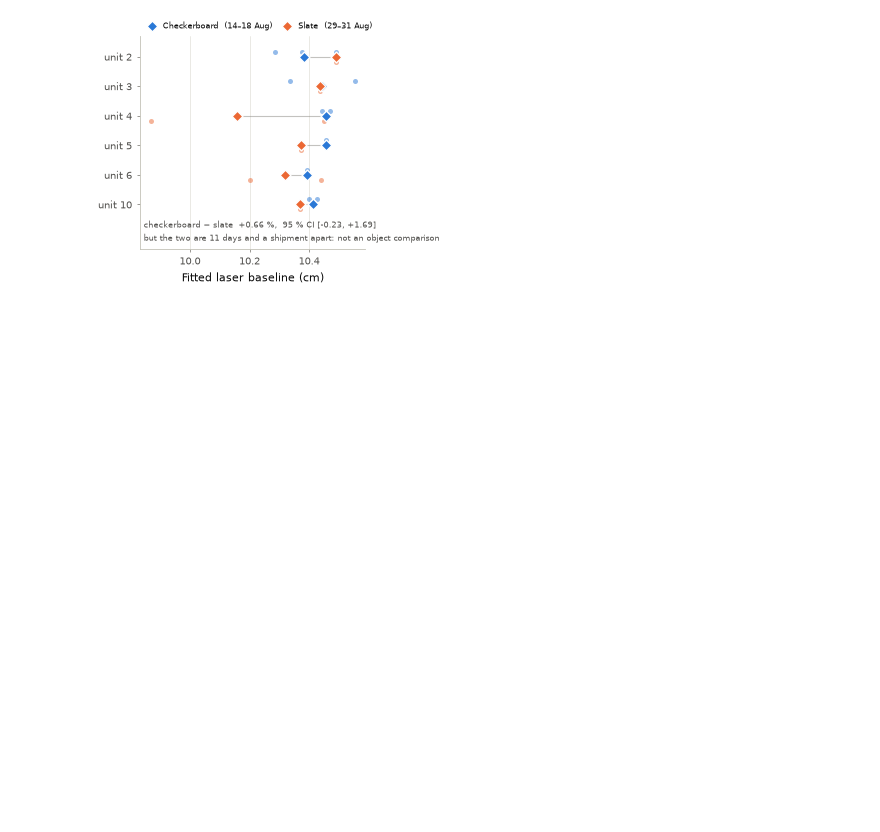
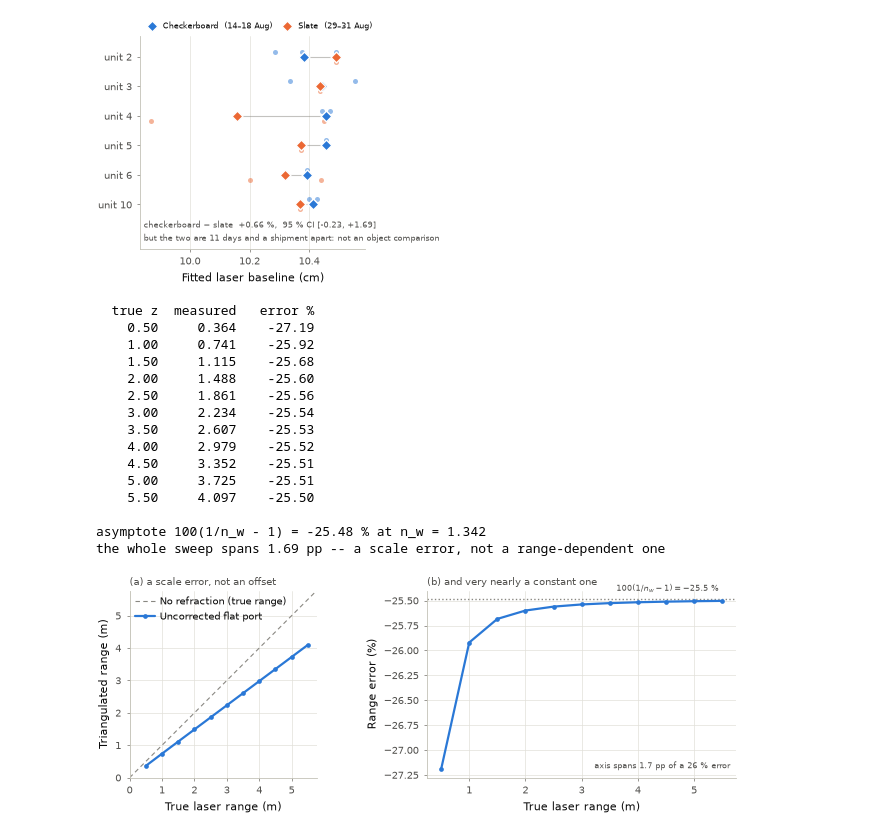
Before and after one commit to UCSD-E4E/imwut_2026_fishsense_lite, a Jupyter notebook: fish_model_analysis/fish_model_measurements.ipynb, the cells around one changed output. Saved outputs shown, nothing was run; the diff lists cells and outputs as text; code cells hidden in the pictures; blank space fills up the shorter version.

```diff
--- a/fish_model_analysis/fish_model_measurements.ipynb
+++ b/fish_model_analysis/fish_model_measurements.ipynb
@@ -1305,3 +1305,39 @@ epochs overlap: False -> object and epoch separable: False  (11 days apart)
 [PosixPath('figures/fig17_checkerboard_vs_slate.pdf'),
  PosixPath('figures/fig17_checkerboard_vs_slate.png')]
 [figure]
+# %%
+# Figure 9c -- the range error that Figure 9's cancellation runs on. Swept over
+# depth, the same flat-port model Figures 9 and 9b use.
+#
+# Worth seeing on its own because the number is enormous and invisible: an
+# uncorrected flat port reads a quarter short in RANGE, and a centred length
+# still comes out right, because the same n_water that shortens the range
+# expands the scene transversely and the two divide out on axis.
+rng_sweep = rf.flat_port_range_error()
+fig9c = pubfig.fig_flat_port_range(rng_sweep)
+pubfig.save_figure(fig9c, "fig9c_flat_port_range", FIGURE_DIR)
+
+print(f"{'true z':>8} {'measured':>9} {'error %':>9}")
+for z, m, e in zip(rng_sweep["depth_m"], rng_sweep["measured_m"], rng_sweep["pct_error"]):
+    print(f"{z:>8.2f} {m:>9.3f} {e:>+9.2f}")
+print(f"\nasymptote 100(1/n_w - 1) = {rng_sweep['asymptote_pct']:+.2f} % "
+      f"at n_w = {rng_sweep['n_water']}")
+print(f"the whole sweep spans {rng_sweep['pct_error'].max() - rng_sweep['pct_error'].min():.2f} pp"
+      f" -- a scale error, not a range-dependent one")
+# %% [output]
+  true z  measured   error %
+    0.50     0.364    -27.19
+    1.00     0.741    -25.92
+    1.50     1.115    -25.68
+    2.00     1.488    -25.60
+    2.50     1.861    -25.56
+    3.00     2.234    -25.54
+    3.50     2.607    -25.53
+    4.00     2.979    -25.52
+    4.50     3.352    -25.51
+    5.00     3.725    -25.51
+    5.50     4.097    -25.50
+
+asymptote 100(1/n_w - 1) = -25.48 % at n_w = 1.342
+the whole sweep spans 1.69 pp -- a scale error, not a range-dependent one
+[figure, added]
```
Also changed, not shown: parts of 1 cell of this notebook, 28 other files.
